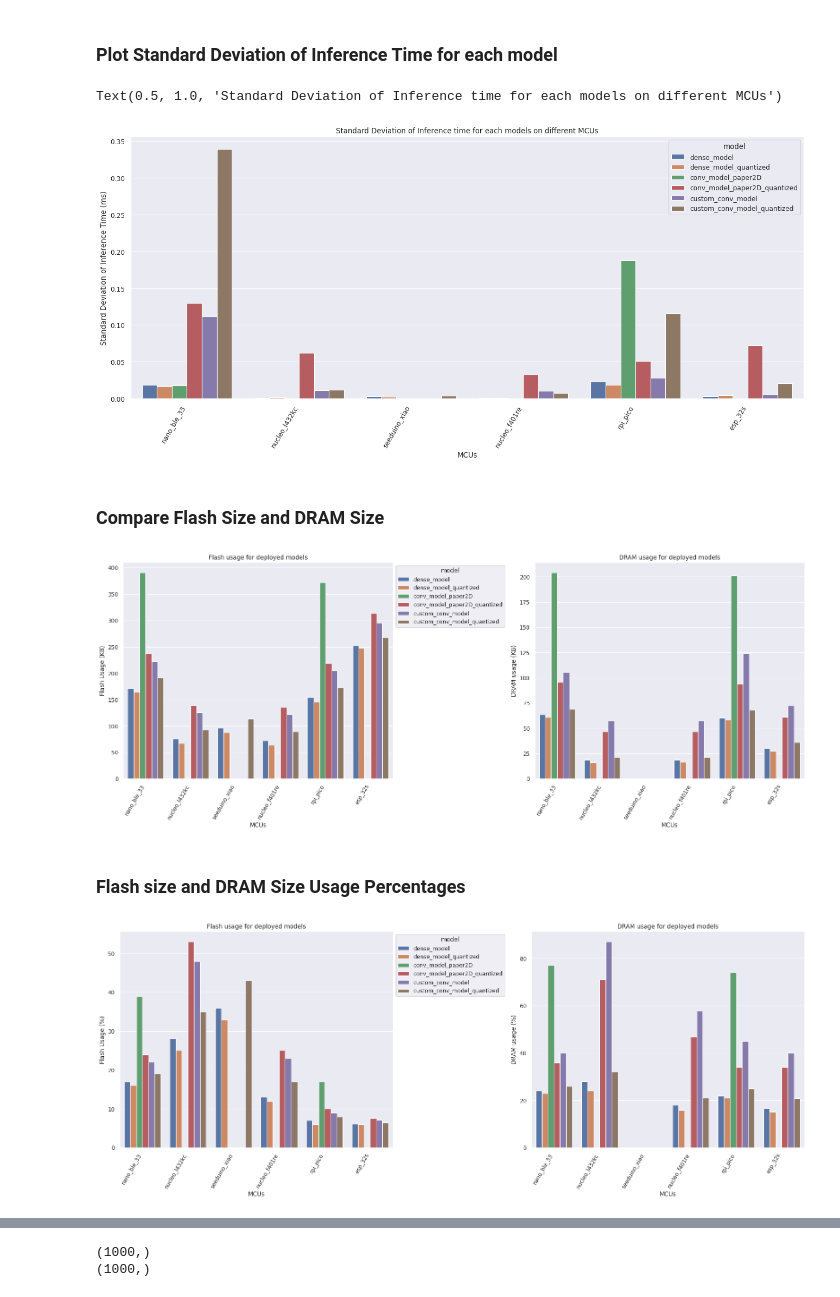
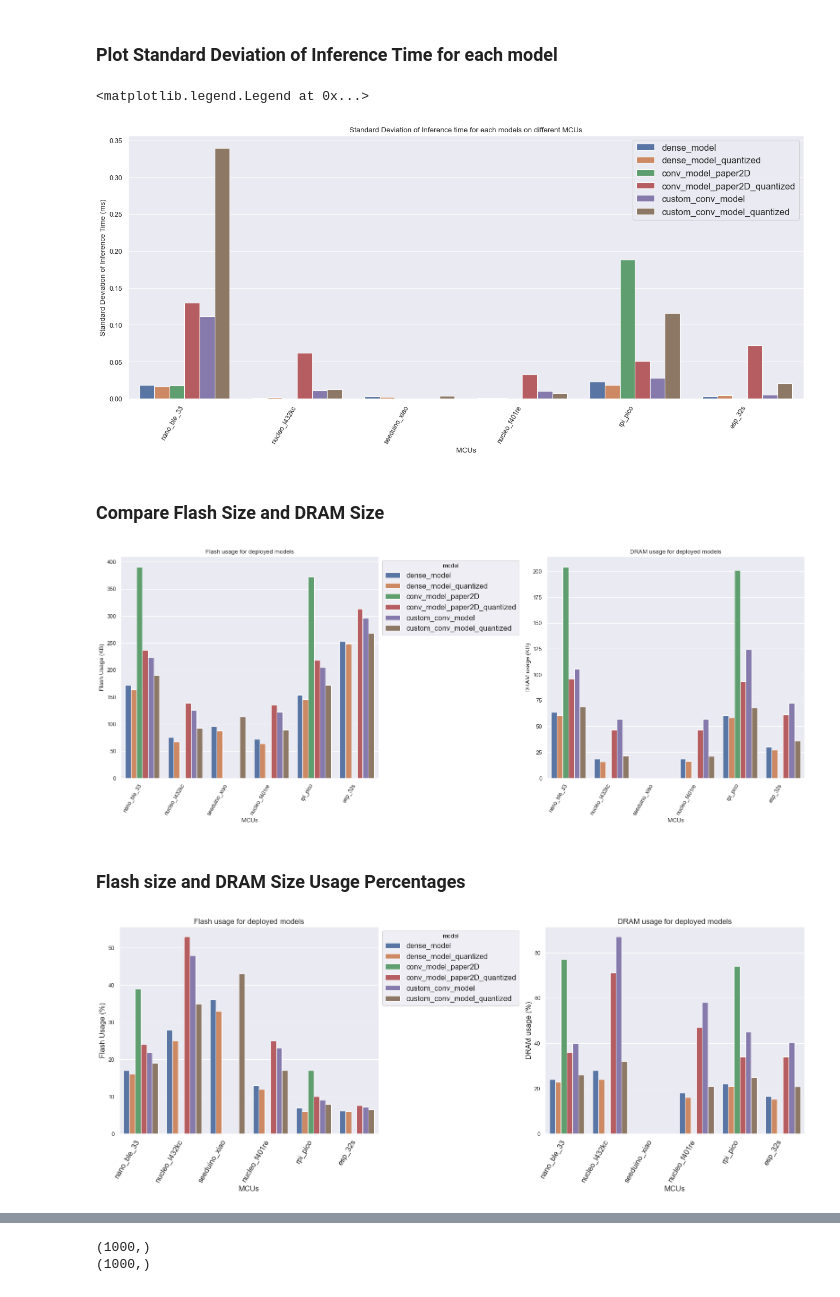
Before and after one commit to veysiadn/acustic-emission-models, a Jupyter notebook: plots.ipynb, the cells around one changed output, grey strips where cells are left out. Saved outputs shown, nothing was run; the diff lists cells and outputs as text; code cells hidden in the pictures.

```diff
--- a/plots.ipynb
+++ b/plots.ipynb
@@ -373,9 +377,10 @@ g.set_ylabel("Standard Deviation of Inference Time (ms)")
 g.set_xlabel("MCUs")
 g.set_xticklabels(rotation=60, horizontalalignment='right',labels=g.get_xticklabels())
 g.set_title("Standard Deviation of Inference time for each models on different MCUs", position=(0.5,1.05))
+plt.legend(fontsize='15')
 # %% [output]
-Text(0.5, 1.0, 'Standard Deviation of Inference time for each models on different MCUs')
+<matplotlib.legend.Legend at 0x...>
-[figure, old version]
+[figure, new version]
 # %% [markdown]
 ### Compare Flash Size and DRAM Size
 # %%
@@ -390,7 +395,7 @@ g.set_ylabel("Flash Usage (KB)")
 g.set_xlabel("MCUs")
 g.set_xticklabels(rotation=60, horizontalalignment='right',labels=g.get_xticklabels())
 g.set_title("Flash usage for deployed models", position=(0.5,1.05))
-sns.move_legend(ax1[0], "upper left", bbox_to_anchor=(1, 1))
+sns.move_legend(ax1[0], "upper left", bbox_to_anchor=(1, 1),fontsize='15')
 ###================================================================================================
 g = sns.barplot(
     data=model_mcu_data,
@@ -403,35 +408,35 @@ g.set_xticklabels(rotation=60, horizontalalignment='right',labels=g.get_xticklab
 g.set_title("DRAM usage for deployed models", position=(0.5,1.05))
 plt.tight_layout()
 # %% [output]
-[figure, old version]
+[figure, new version]
 # %% [markdown]
 ### Flash size and DRAM Size Usage Percentages
 # %%
 fig, ax1 = plt.subplots(1,2)
 sns.set(rc={"figure.dpi":80, 'savefig.dpi':80, "figure.figsize":(20, 8)})
 # Draw a nested barplot by species and sex
 g = sns.barplot(
     data=model_mcu_data,
     x="mcu", y=model_mcu_data.used_flash_percentage, hue="model",ax=ax1[0])
 # g.despine(left=True)
-g.set_ylabel("Flash Usage (%)")
-g.set_xlabel("MCUs")
-g.set_xticklabels(rotation=60, horizontalalignment='right',labels=g.get_xticklabels())
-g.set_title("Flash usage for deployed models", position=(0.5,1.05))
-sns.move_legend(ax1[0], "upper left", bbox_to_anchor=(1, 1))
+g.set_ylabel("Flash Usage (%)",fontsize='15')
+g.set_xlabel("MCUs",fontsize='15')
+g.set_xticklabels(rotation=60, horizontalalignment='right',labels=g.get_xticklabels(),fontsize='15')
+g.set_title("Flash usage for deployed models", position=(0.5,1.05),fontsize='15')
+sns.move_legend(ax1[0], "upper left", bbox_to_anchor=(1, 1),fontsize='15')
 ###================================================================================================
 g = sns.barplot(
     data=model_mcu_data,
     x="mcu",y=model_mcu_data.used_dram_percentage, hue="model",ax=ax1[1])
 # g.despine(left=True)
-g.set_ylabel("DRAM usage (%)")
+g.set_ylabel("DRAM usage (%)",fontsize='15')
 g.legend_.remove()
-g.set_xlabel("MCUs")
-g.set_xticklabels(rotation=60, horizontalalignment='right',labels=g.get_xticklabels())
-g.set_title("DRAM usage for deployed models", position=(0.5,1.05))
+g.set_xlabel("MCUs",fontsize='15')
+g.set_xticklabels(rotation=60, horizontalalignment='right',labels=g.get_xticklabels(),fontsize='15')
+g.set_title("DRAM usage for deployed models", position=(0.5,1.05),fontsize='15')
 plt.tight_layout()
 # %% [output]
-[figure, old version]
+[figure, new version]
 # %%
 from turtle import position
 import seaborn as sns
```
Also changed, not shown: parts of 14 cells of this notebook, 3 other files.
